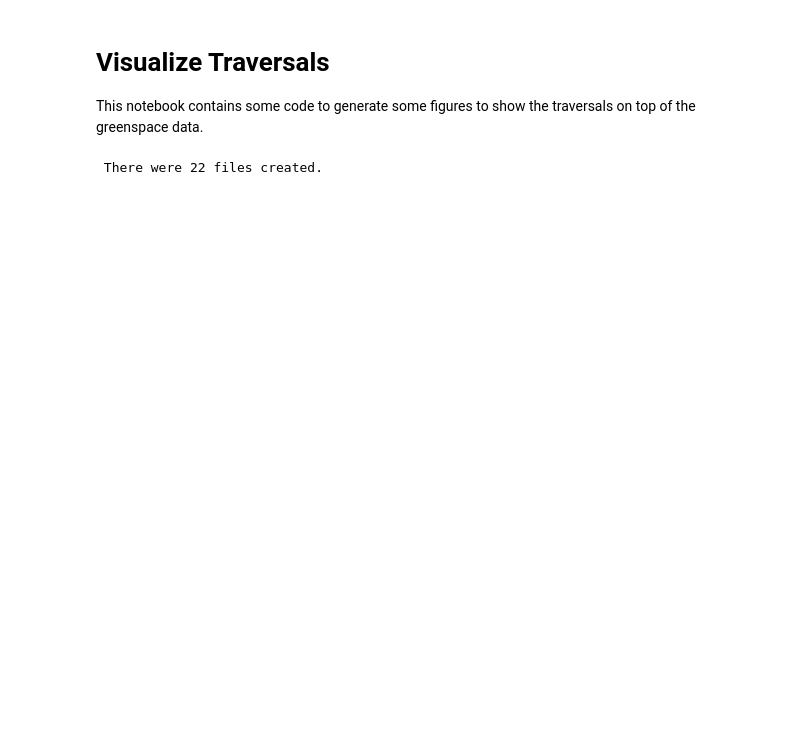
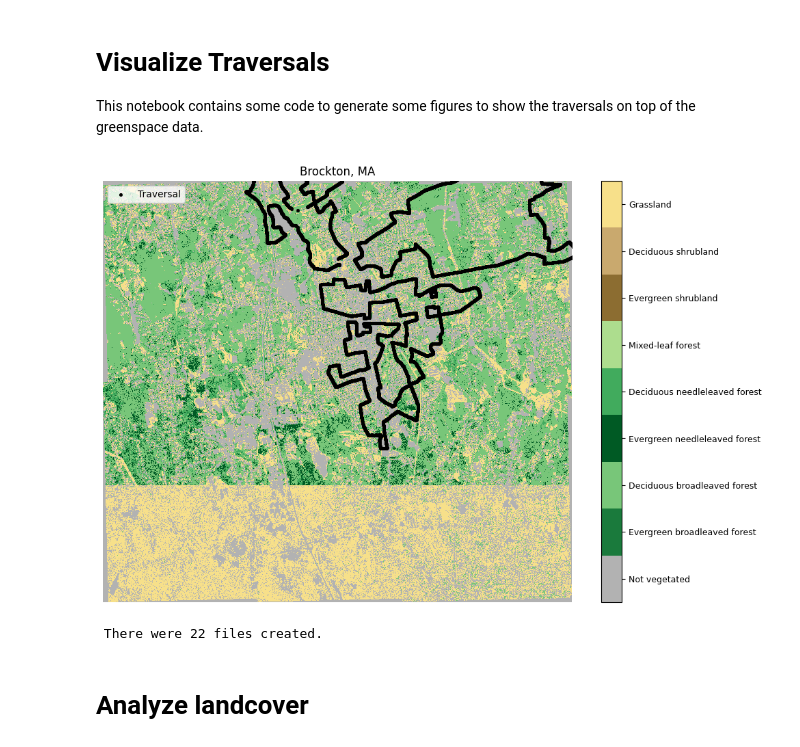
Before and after one commit to zcalhoun/greenspace, a Jupyter notebook: notebooks/viz_traversals.ipynb, the cells around one changed output. Saved outputs shown, nothing was run; the diff lists cells and outputs as text; code cells hidden in the pictures; blank space fills up the shorter version.

```diff
--- a/notebooks/viz_traversals.ipynb
+++ b/notebooks/viz_traversals.ipynb
@@ -16,7 +16,7 @@ def make_plot(green_pth, trav_pth, name):
     src = rio.open(green_pth)
     data = src.read(
         1,
-        out_shape=(src.height // 10, src.width // 10),
+        out_shape=(src.height // 5, src.width // 5),
         resampling=rio.enums.Resampling.nearest
     )
     gdf = gpd.read_file(trav_pth).to_crs(src.crs)
@@ -77,11 +77,19 @@ def make_plot(green_pth, trav_pth, name):
     ax.axis('off')
     plt.legend()
     plt.tight_layout()
-    plt.savefig(os.path.join("../results/data_viz", f"{name}.pdf"), bbox_inches='tight')
-    plt.close()
+    # plt.savefig(os.path.join("../results/data_viz", f"{name}.pdf"), bbox_inches='tight')
+    plt.show()
 # %%
 with open('../data/data_map.json') as src:
     dm = json.load(src)
+# %%
+e = dm['cities'][2]
+green_pth = os.path.join('..', e['greenspace'])
+trav_pth = os.path.join('..', e['traversal'], 'pm', 'trav.shp')
+name = e['name']
+make_plot(green_pth, trav_pth, name)
+# %% [output]
+[figure, added]
 # %%
 # Iterate over and make all of
 for e in dm['cities']:
@@ -94,3 +102,5 @@ files_created = os.listdir('../results/data_viz')
 print(f" There were {len(files_created)} files created.")
 # %% [output]
  There were 22 files created.
+# %% [markdown]
+# Analyze landcover
```
Also changed, not shown: parts of 2 cells of this notebook, 5 other files.
